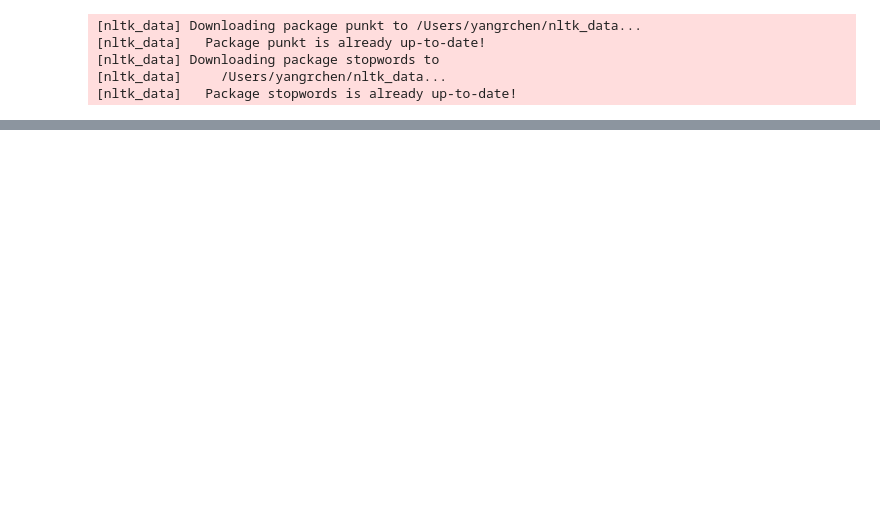
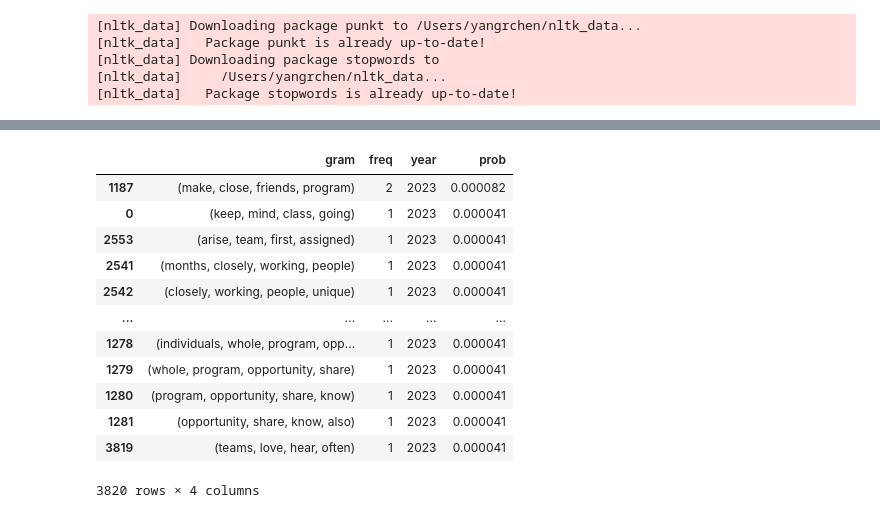
Before and after one commit to yangrchen/blues-clues-TIPS, a Jupyter notebook: notebooks/yang_ngram_nb.ipynb, the cells around one changed output, grey strips where cells are left out. Drawn from its saved outputs; the diff is of its cells as text; code cells hidden in the pictures; blank space fills up the shorter version.

```diff
--- a/notebooks/yang_ngram_nb.ipynb
+++ b/notebooks/yang_ngram_nb.ipynb
@@ -91,0 +86,18 @@ unigram_df[(unigram_df['gram'] == ('international',)) & (unigram_df['year'] == 2
+# %%
+test = generate_n_gram(4)
+top = test[test['year'] == 2023].sort_values('prob', ascending=False)
+top
+# %% [output]
+|  | gram | freq | year | prob |
+| 1187 | (make, close, friends, program) | 2 | 2023 | 0.000082 |
+| 0 | (keep, mind, class, going) | 1 | 2023 | 0.000041 |
+| 2553 | (arise, team, first, assigned) | 1 | 2023 | 0.000041 |
+| 2541 | (months, closely, working, people) | 1 | 2023 | 0.000041 |
+| 2542 | (closely, working, people, unique) | 1 | 2023 | 0.000041 |
+| ... | ... | ... | ... | ... |
+| 1278 | (individuals, whole, program, opp... | 1 | 2023 | 0.000041 |
+| 1279 | (whole, program, opportunity, share) | 1 | 2023 | 0.000041 |
+| 1280 | (program, opportunity, share, know) | 1 | 2023 | 0.000041 |
+| 1281 | (opportunity, share, know, also) | 1 | 2023 | 0.000041 |
+| 3819 | (teams, love, hear, often) | 1 | 2023 | 0.000041 |
+3820 rows × 4 columns
```
Also changed, not shown: parts of 4 cells of this notebook.
